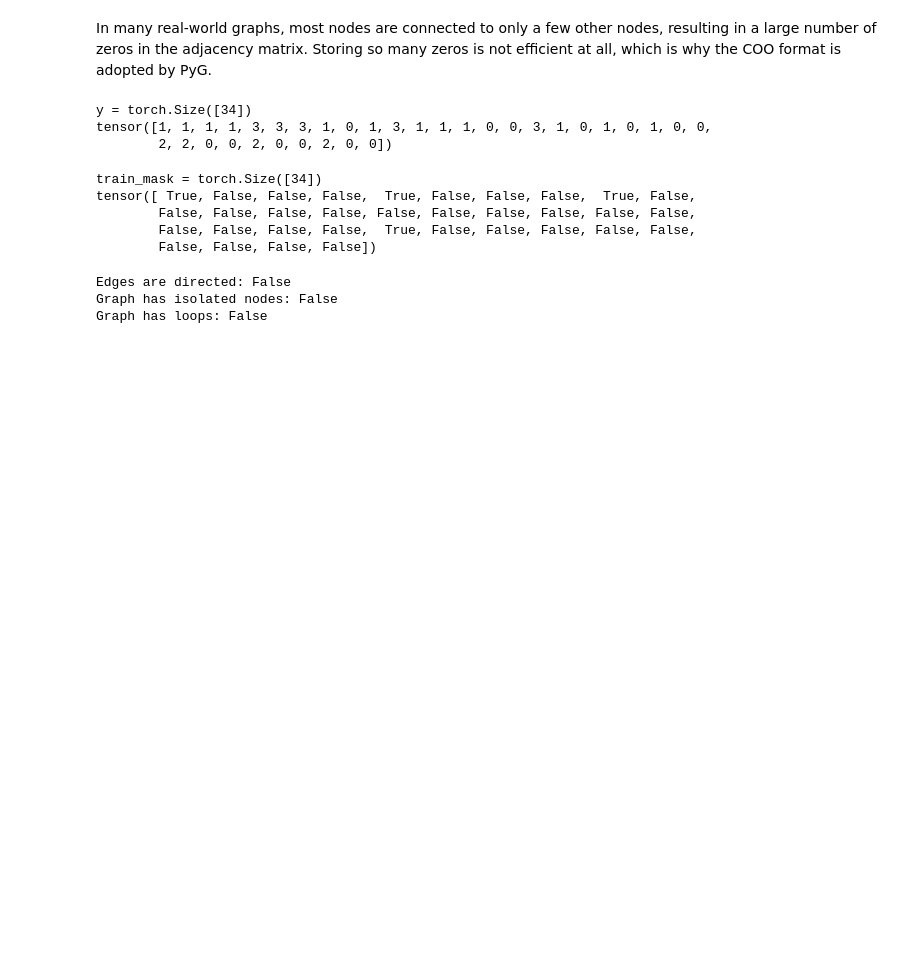
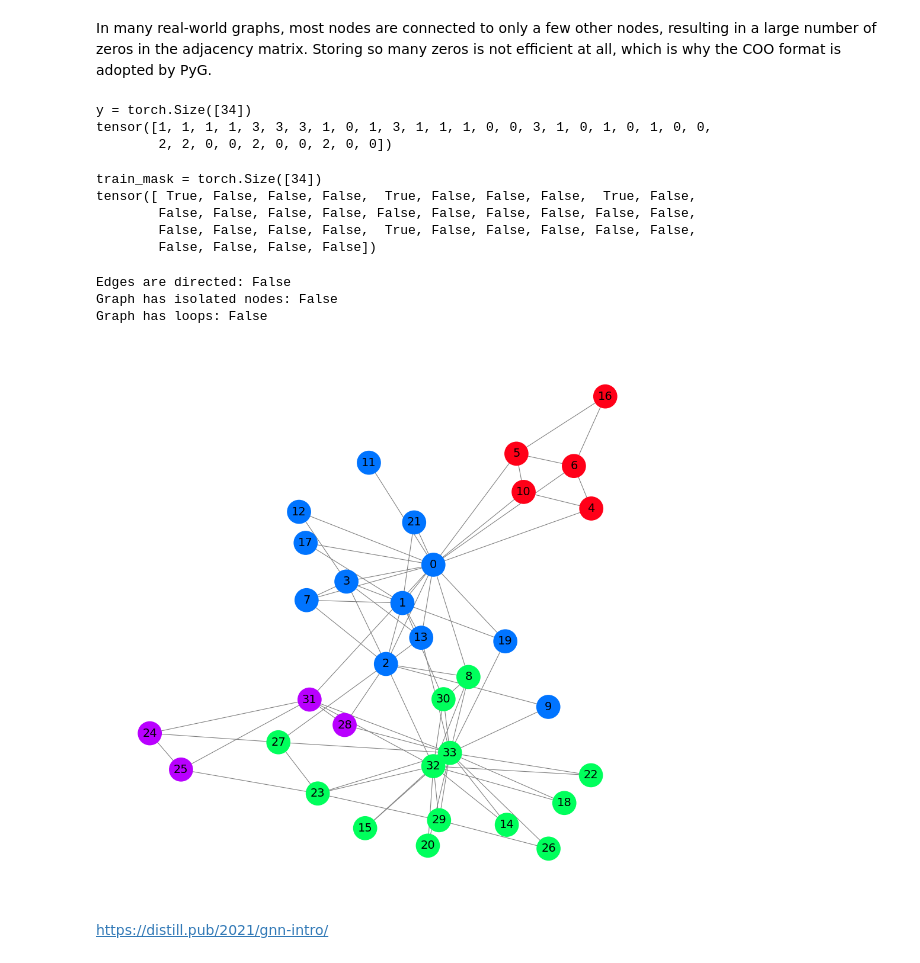
Before and after one commit to hashansl/learning, a Jupyter notebook: GNN/tutorial_1.ipynb, the cells around one changed output. Drawn from its saved outputs; the diff is of its cells as text; code cells hidden in the pictures; blank space fills up the shorter version.

```diff
--- a/GNN/tutorial_1.ipynb
+++ b/GNN/tutorial_1.ipynb
@@ -110,3 +110,24 @@ Graph has isolated nodes: False
 Graph has loops: False
 # %%
 from torch_geometric.utils import to_networkx
+# %%
+G = to_networkx(data, to_undirected=True)
+plt.figure(figsize=(12,12))
+plt.axis('off')
+nx.draw_networkx(G,
+                pos=nx.spring_layout(G, seed=0),
+                with_labels=True,
+                node_size=800,
+                node_color=data.y,
+                cmap="hsv",
+                vmin=-2,
+                vmax=3,
+                width=0.8,
+                edge_color="grey",
+                font_size=14
+                )
+plt.show()
+# %% [output]
+[figure, added]
+# %% [markdown]
+https://distill.pub/2021/gnn-intro/
```
